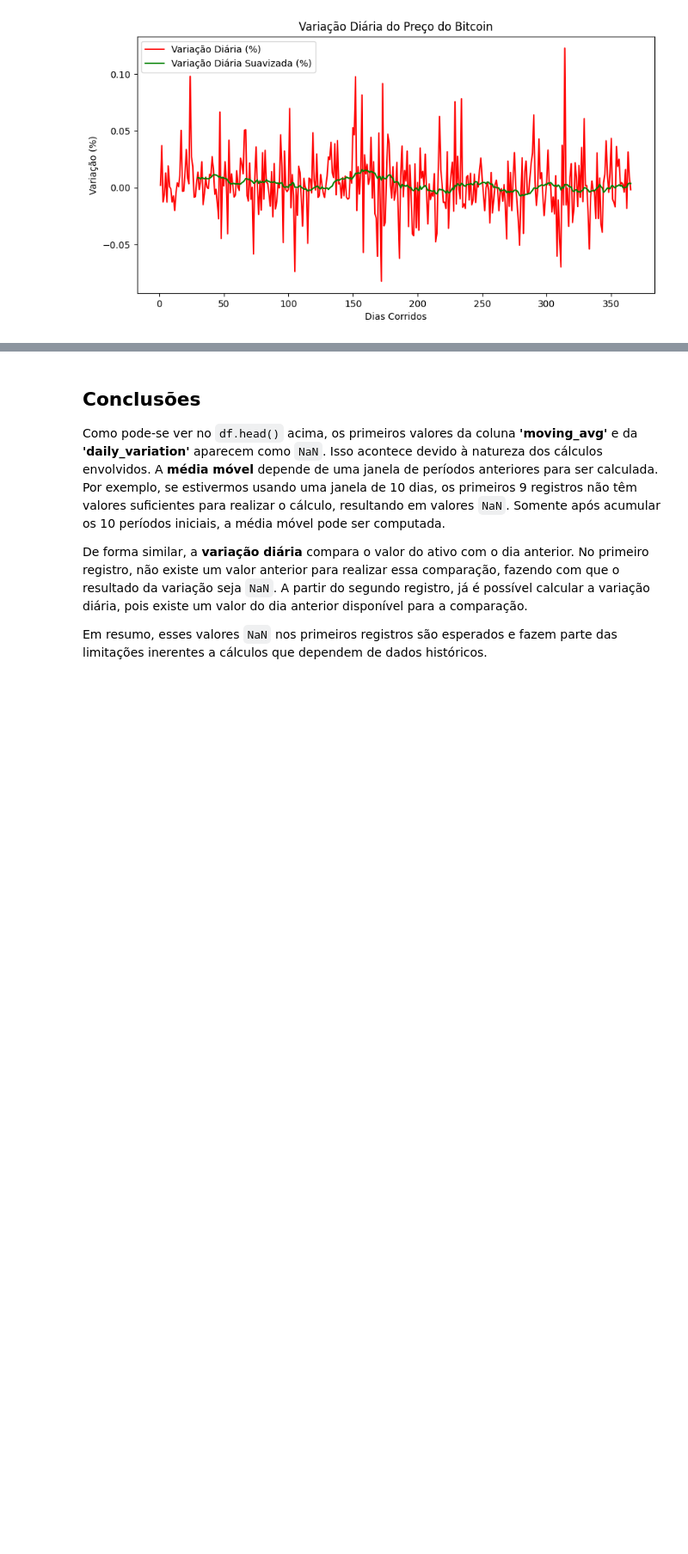
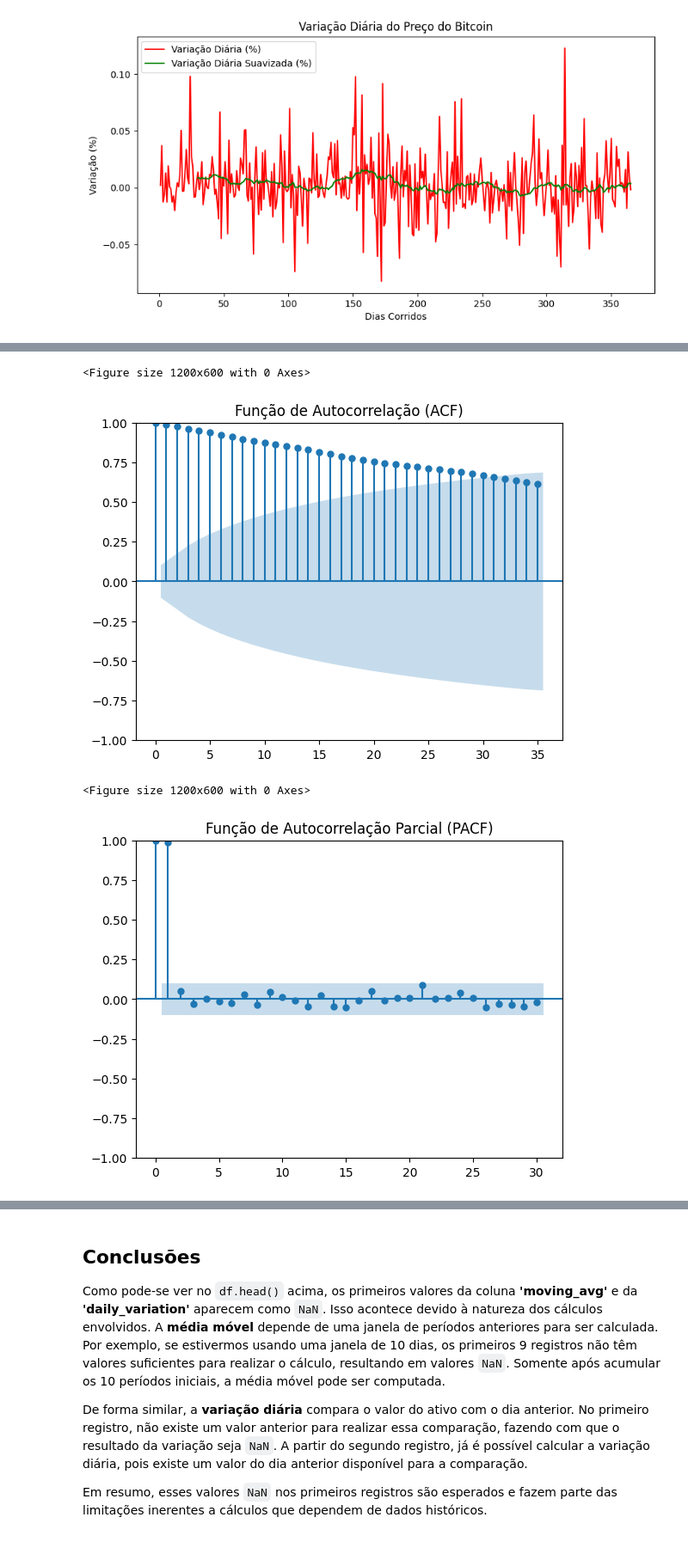
Before and after one commit to Gabrielle-Cartaxo/Crypto-Predict, a Jupyter notebook: src/exploracao/exploracao.ipynb, the cells around one changed output, grey strips where cells are left out. Shown at 86% size. Saved outputs shown, nothing was run; the diff lists cells and outputs as text; code cells hidden in the pictures; blank space fills up the shorter version.

```diff
--- a/src/exploracao/exploracao.ipynb
+++ b/src/exploracao/exploracao.ipynb
@@ -93,3 +118,24 @@ plt.show()
+# %%
+from statsmodels.graphics.tsaplots import plot_acf, plot_pacf
+
+price_data = df['price']
+
+# Plotando ACF
+plt.figure(figsize=(12, 6))
+plot_acf(price_data, lags=35)  # Mude o número de lags conforme necessário
+plt.title('Função de Autocorrelação (ACF)')
+plt.show()
+
+# Plotando PACF
+plt.figure(figsize=(12, 6))
+plot_pacf(price_data, lags=30)  # Mude o número de lags conforme necessário
+plt.title('Função de Autocorrelação Parcial (PACF)')
+plt.show()
+# %% [output]
+<Figure size 1200x600 with 0 Axes>
+[figure, added]
+<Figure size 1200x600 with 0 Axes>
+[figure, added]
 # %%
 df.head(50)
 # %% [output]
```
Also changed, not shown: parts of 1 cell of this notebook, 3 other files.
